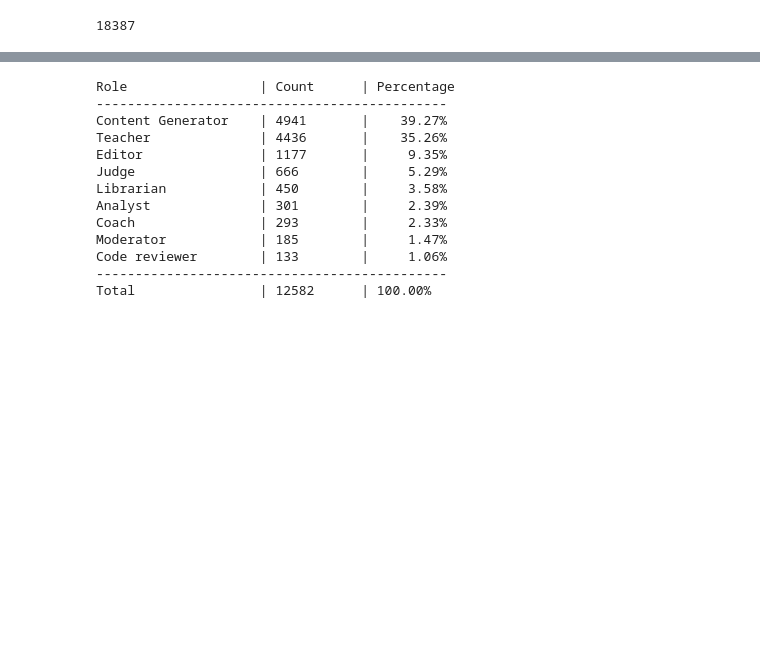
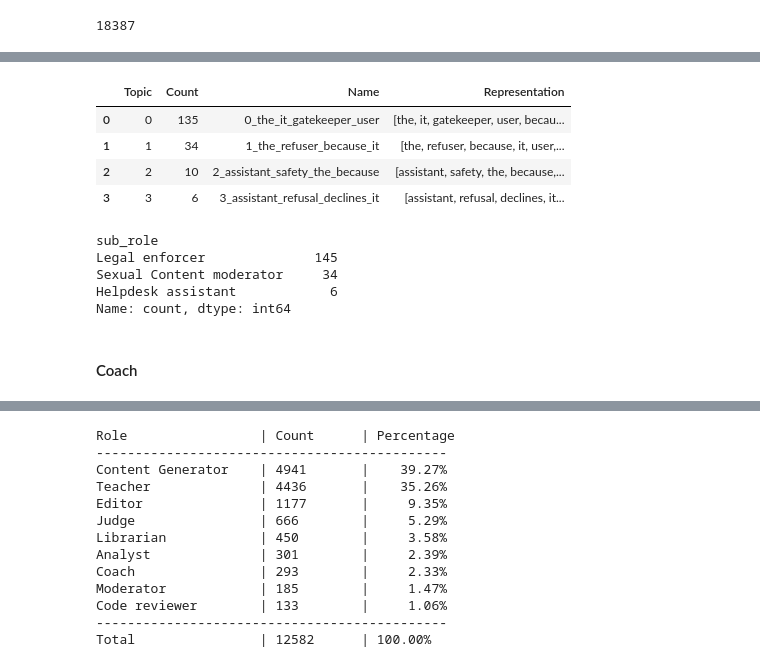
Before and after one commit to Engineering-AI-Systems-Team-3/chatgpt-at-work, a Jupyter notebook: chatgpt_at_work.ipynb, the cells around one changed output, grey strips where cells are left out. Saved outputs shown, nothing was run; the diff lists cells and outputs as text; code cells hidden in the pictures; blank space fills up the shorter version.

```diff
--- a/chatgpt_at_work.ipynb
+++ b/chatgpt_at_work.ipynb
@@ -2362,0 +2377,7 @@ final_roles_df.to_csv(CLUSTERS_OUTPUT_PATH, index=False)
+# %%
+moderator_labels, moderator_topic_model = perform_clustering(
+    df=moderator_df,
+    embedding_column="embedding_role_core", # TODO: Controllare se effettivamente qui ci sono gli embedding o se li devo ricalcolare
+    min_range=2,
+    max_range=23
+)
@@ -2362,0 +2402,10 @@ final_roles_df.to_csv(CLUSTERS_OUTPUT_PATH, index=False)
+# %%
+final_moderator_topics = moderator_topic_model.reduce_outliers(
+    moderator_df["role_core"].to_list(),
+    moderator_labels,
+    strategy="embeddings"
+)
+# %%
+moderator_df["sub_cluster_id"] = final_moderator_topics
+# %%
+moderator_topic_model.update_topics(moderator_df["role_core"].to_list(), topics=final_moderator_topics)
@@ -2362,0 +2414,9 @@ final_roles_df.to_csv(CLUSTERS_OUTPUT_PATH, index=False)
+# %%
+moderator_info = moderator_topic_model.get_topic_info()
+display(moderator_info[['Topic', 'Count', 'Name', 'Representation']])
+# %% [output]
+|  | Topic | Count | Name | Representation |
+| 0 | 0 | 135 | 0_the_it_gatekeeper_user | [the, it, gatekeeper, user, becau... |
+| 1 | 1 | 34 | 1_the_refuser_because_it | [the, refuser, because, it, user,... |
+| 2 | 2 | 10 | 2_assistant_safety_the_because | [assistant, safety, the, because,... |
+| 3 | 3 | 6 | 3_assistant_refusal_declines_it | [assistant, refusal, declines, it... |
@@ -2362,0 +2442,22 @@ final_roles_df.to_csv(CLUSTERS_OUTPUT_PATH, index=False)
+# %%
+moderator_remap = {
+    "Legal enforcer": [0, 2], # Disallows: use of protected IP, hacking, piracy
+    "Sexual Content moderator": [1], # Disallows creation of sexual content
+    "Helpdesk assistant": [3] # Tells the user the model can't help with his request (e.g. image generation), but still tries to give useful information if possible
+}
+
+moderator_df = remap_clusters(
+    df=moderator_df,
+    cluster_column="sub_cluster_id",
+    mapping=moderator_remap,
+    cluster_name="sub_role"
+)
+moderator_df.value_counts("sub_role")
+# %% [output]
+sub_role
+Legal enforcer              145
+Sexual Content moderator     34
+Helpdesk assistant            6
+Name: count, dtype: int64
+# %% [markdown]
+#### Coach
```
Also changed, not shown: parts of 31 cells of this notebook, 1 other file.
